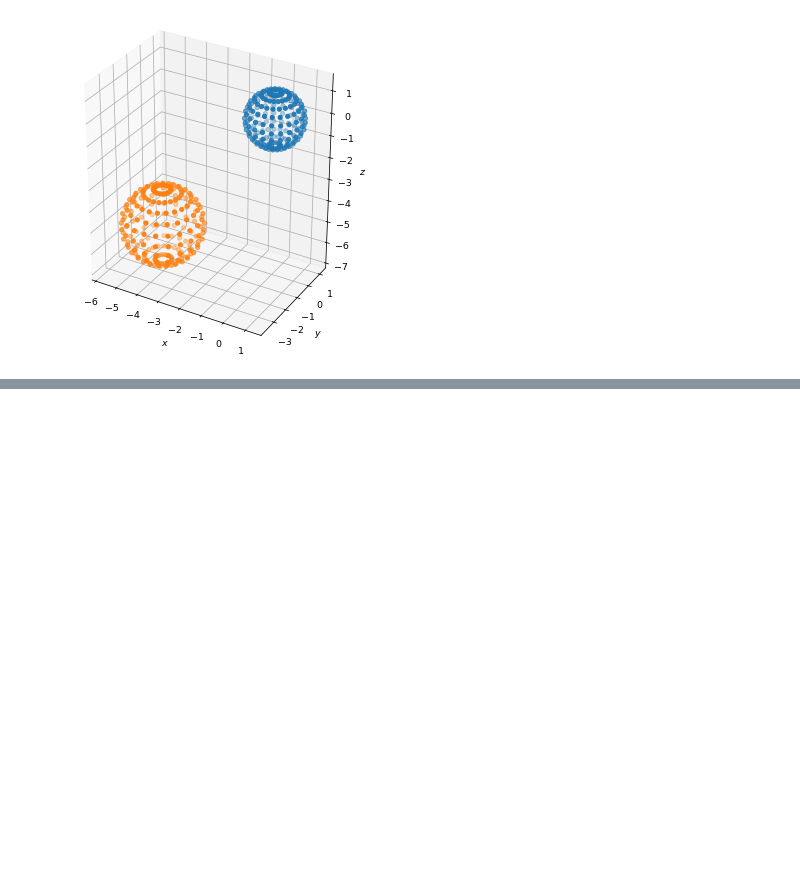
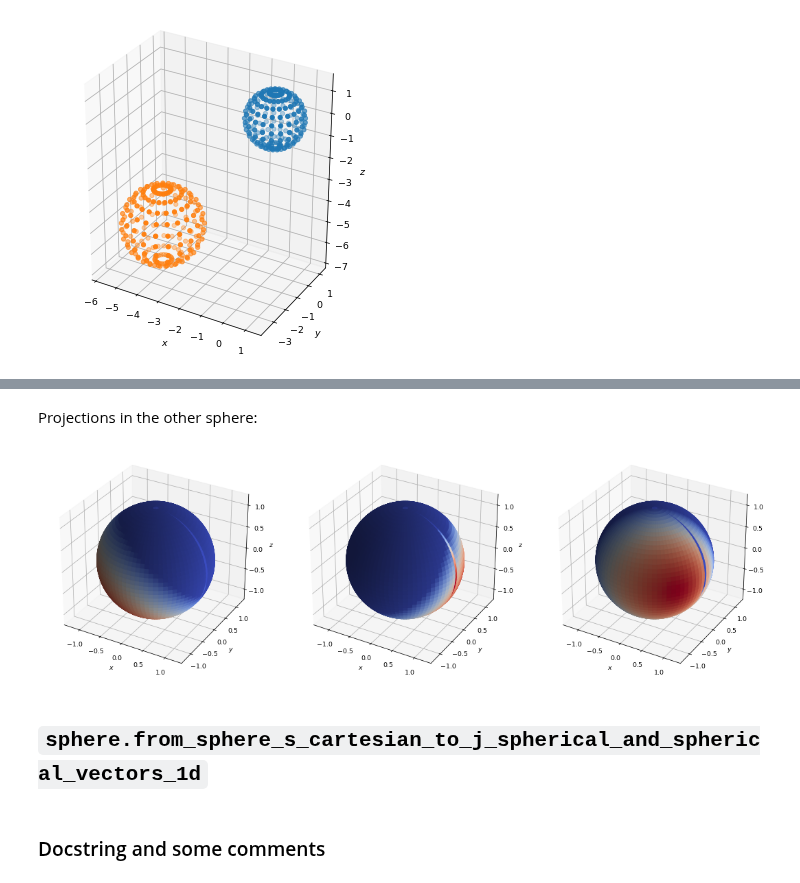
Before and after one commit to iamartineza/biosspheres, a Jupyter notebook: notebooks/quadrature_overview.ipynb, the cells around one changed output, grey strips where cells are left out. Drawn from its saved outputs; the diff is of its cells as text; code cells hidden in the pictures; blank space fills up the shorter version.

```diff
--- a/notebooks/quadrature_overview.ipynb
+++ b/notebooks/quadrature_overview.ipynb
@@ -657,0 +751,58 @@ plt.show()
+# %%
+p_1 = np.asarray([2., 1., 2.5])
+p_2 = -p_1
+# %%
+big_l = 1
+big_l_c = 40
+# %%
+quantity_theta_points, quantity_phi_points, weights, pre_vector = quadratures.gauss_legendre_trapezoidal_2d(big_l_c)
+# %%
+r_coord, phi_coord, cos_theta_coord, er_times_n, etheta_times_n, ephi_times_n = quadratures.from_sphere_s_cartesian_to_j_spherical_and_spherical_vectors_2d(
+    radio_2, p_1, p_2, quantity_theta_points, quantity_phi_points, pre_vector)
+# %% [markdown]
+Projections in the other sphere:
+# %%
+fig = plt.figure(figsize=plt.figaspect(.3), dpi=68., layout='constrained')
+ax_1 = fig.add_subplot(131, projection='3d')
+vector = radio_1 * pre_vector
+ax_1.plot_surface(
+    vector[0, :],
+    vector[1, :],
+    vector[2, :],
+    rstride=1, cstride=1,
+    facecolors=cm.coolwarm(er_times_n))
+ax_1.set_xlabel('$x$')
+ax_1.set_ylabel('$y$')
+ax_1.set_zlabel('$z$')
+ax_1.set_aspect('equal')
+
+ax_1 = fig.add_subplot(132, projection='3d')
+ax_1.plot_surface(
+    vector[0, :],
+    vector[1, :],
+    vector[2, :],
+    rstride=1, cstride=1,
+    facecolors=cm.coolwarm(etheta_times_n))
+ax_1.set_xlabel('$x$')
+ax_1.set_ylabel('$y$')
+ax_1.set_zlabel('$z$')
+ax_1.set_aspect('equal')
+
+ax_1 = fig.add_subplot(133, projection='3d')
+ax_1.plot_surface(
+    vector[0, :],
+    vector[1, :],
+    vector[2, :],
+    rstride=1, cstride=1,
+    facecolors=cm.coolwarm(ephi_times_n))
+ax_1.set_xlabel('$x$')
+ax_1.set_ylabel('$y$')
+ax_1.set_zlabel('$z$')
+ax_1.set_aspect('equal')
+plt.show()
+# %% [output]
+[figure, added]
+# %% [markdown]
+## `sphere.from_sphere_s_cartesian_to_j_spherical_and_spherical_vectors_1d`
+# %% [markdown]
+### Docstring and some comments
```
Also changed, not shown: parts of 30 cells of this notebook.
